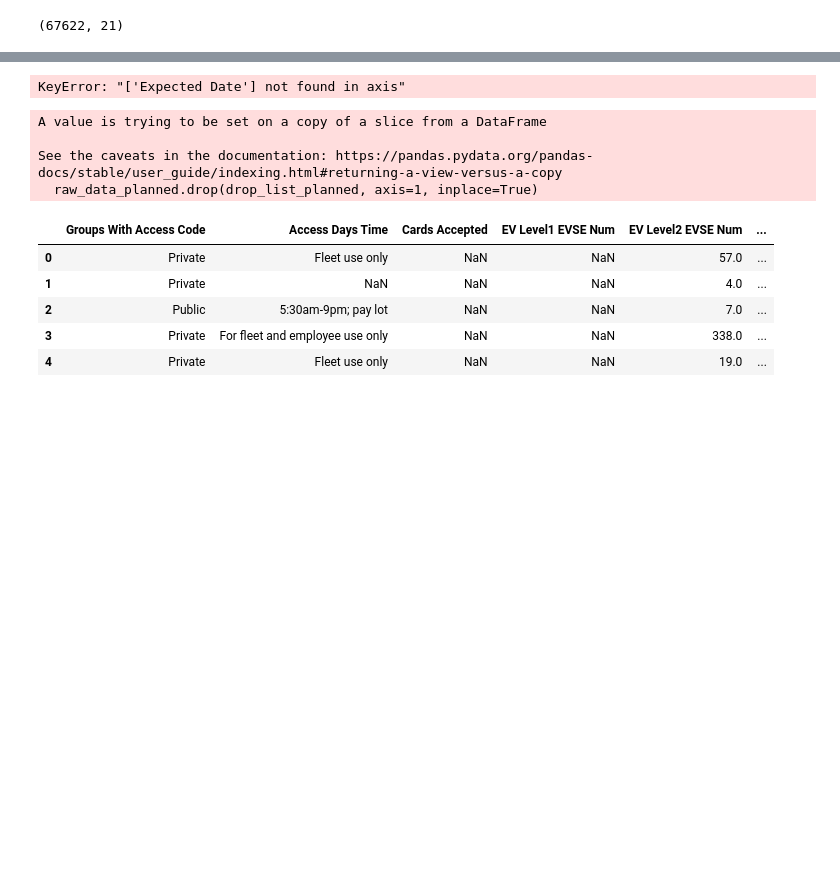
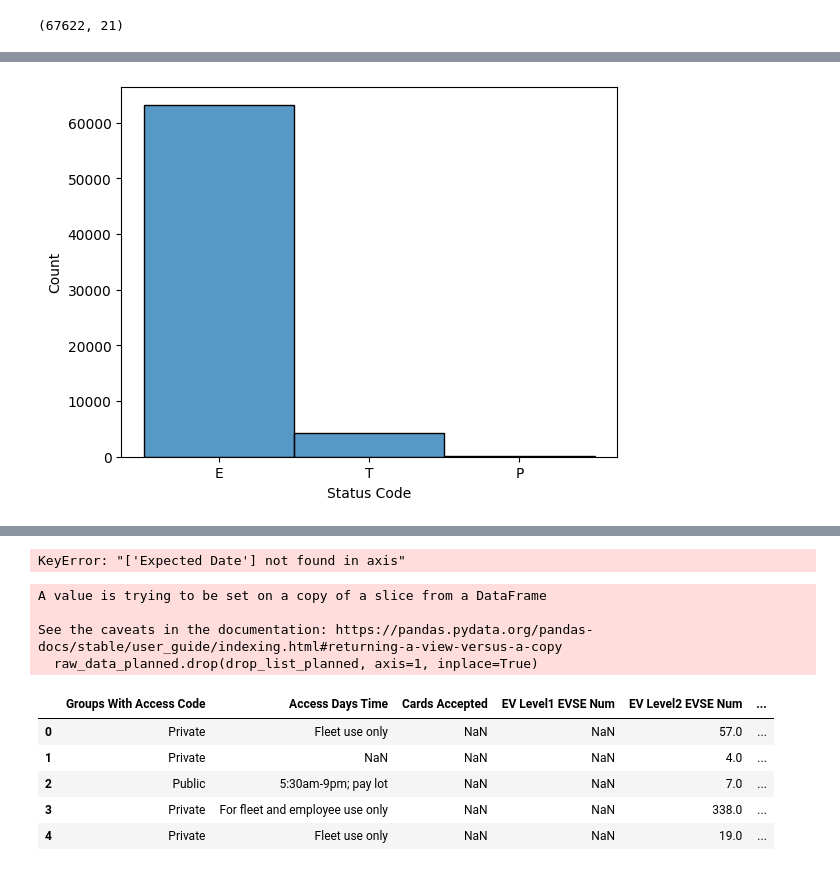
Before and after one commit to priest-yang/Electrifind, a Jupyter notebook: NREL_All_Stations_API.ipynb, the cells around one changed output, grey strips where cells are left out. Drawn from its saved outputs; the diff is of its cells as text; code cells hidden in the pictures; blank space fills up the shorter version.

```diff
--- a/NREL_All_Stations_API.ipynb
+++ b/NREL_All_Stations_API.ipynb
@@ -74,0 +138,4 @@ raw_data.Longitude = raw_data.Longitude.astype(float)
+# %%
+hist = sns.histplot(data=raw_data, x='Status Code')
+# %% [output]
+[figure, added]
```
Also changed, not shown: parts of 9 cells of this notebook.
